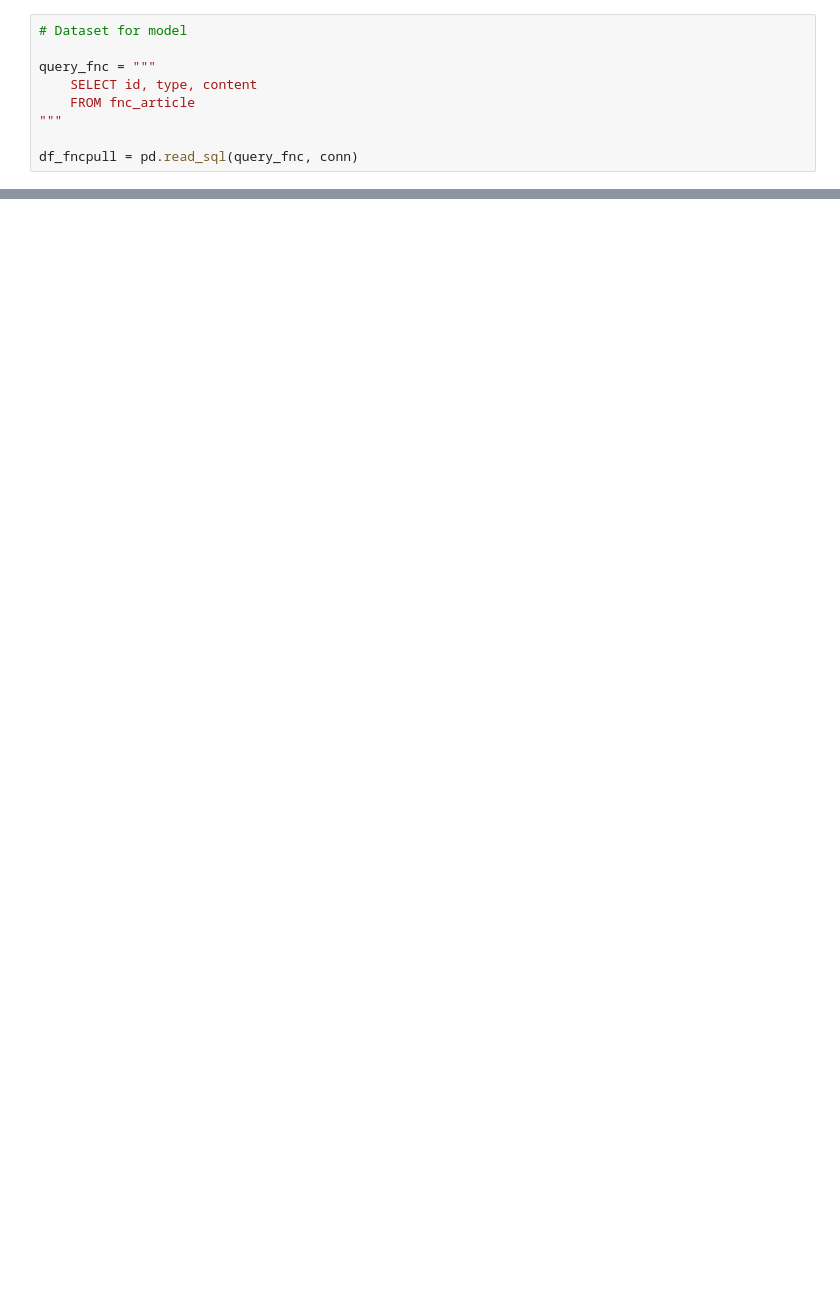
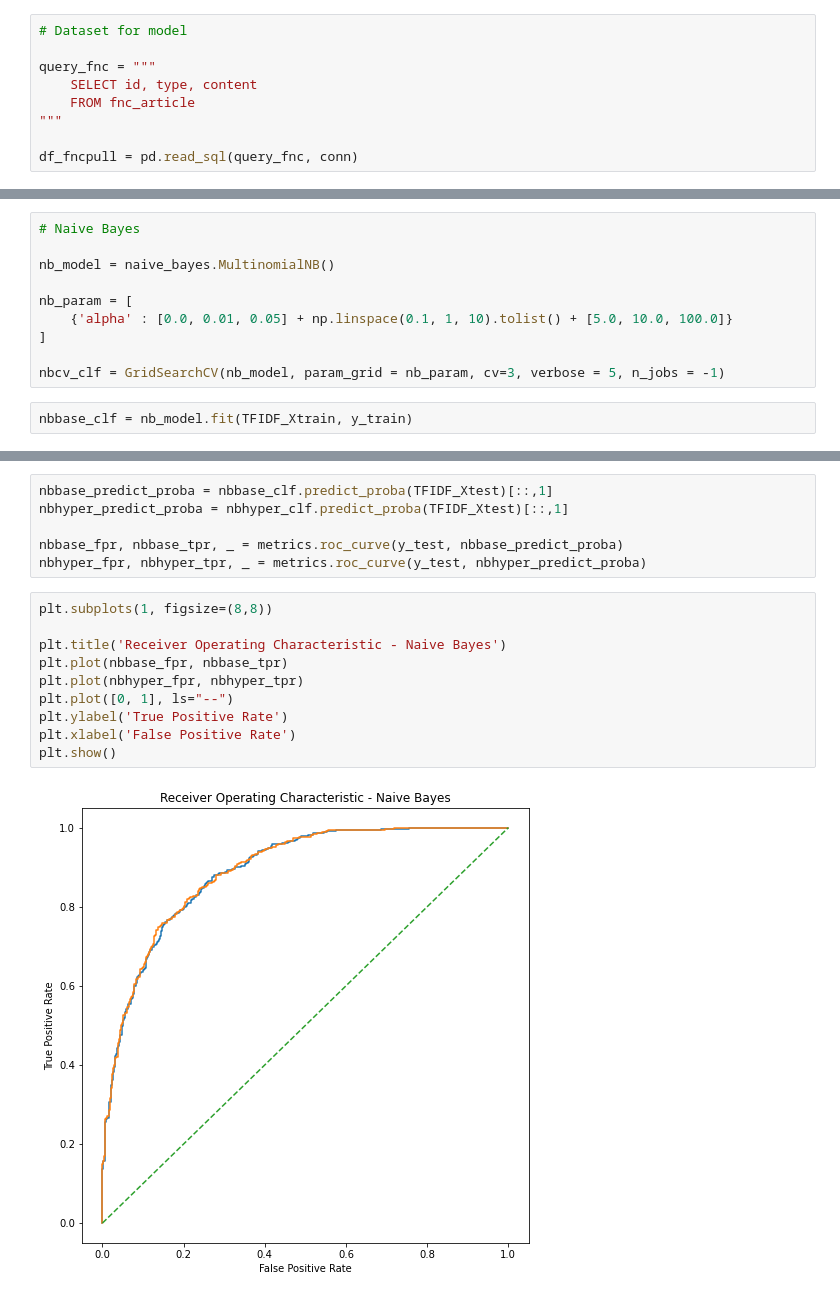
Before and after one commit to Numinator/ds, a Jupyter notebook: final/final.ipynb, the cells around one changed output, grey strips where cells are left out. Saved outputs shown, nothing was run; the diff lists cells and outputs as text; blank space fills up the shorter version.

```diff
--- a/final/final.ipynb
+++ b/final/final.ipynb
@@ -835,0 +403,12 @@ textfile.close()
+# %%
+# Naive Bayes
+
+nb_model = naive_bayes.MultinomialNB()
+
+nb_param = [
+    {'alpha' : [0.0, 0.01, 0.05] + np.linspace(0.1, 1, 10).tolist() + [5.0, 10.0, 100.0]}
+]
+
+nbcv_clf = GridSearchCV(nb_model, param_grid = nb_param, cv=3, verbose = 5, n_jobs = -1)
+# %%
+nbbase_clf = nb_model.fit(TFIDF_Xtrain, y_train)
@@ -835,0 +428,18 @@ textfile.close()
+# %%
+nbbase_predict_proba = nbbase_clf.predict_proba(TFIDF_Xtest)[::,1]
+nbhyper_predict_proba = nbhyper_clf.predict_proba(TFIDF_Xtest)[::,1]
+
+nbbase_fpr, nbbase_tpr, _ = metrics.roc_curve(y_test, nbbase_predict_proba)
+nbhyper_fpr, nbhyper_tpr, _ = metrics.roc_curve(y_test, nbhyper_predict_proba)
+# %%
+plt.subplots(1, figsize=(8,8))
+
+plt.title('Receiver Operating Characteristic - Naive Bayes')
+plt.plot(nbbase_fpr, nbbase_tpr)
+plt.plot(nbhyper_fpr, nbhyper_tpr)
+plt.plot([0, 1], ls="--")
+plt.ylabel('True Positive Rate')
+plt.xlabel('False Positive Rate')
+plt.show()
+# %% [output]
+[figure, added]
```
Also changed, not shown: parts of 56 cells of this notebook, 4 other files.
